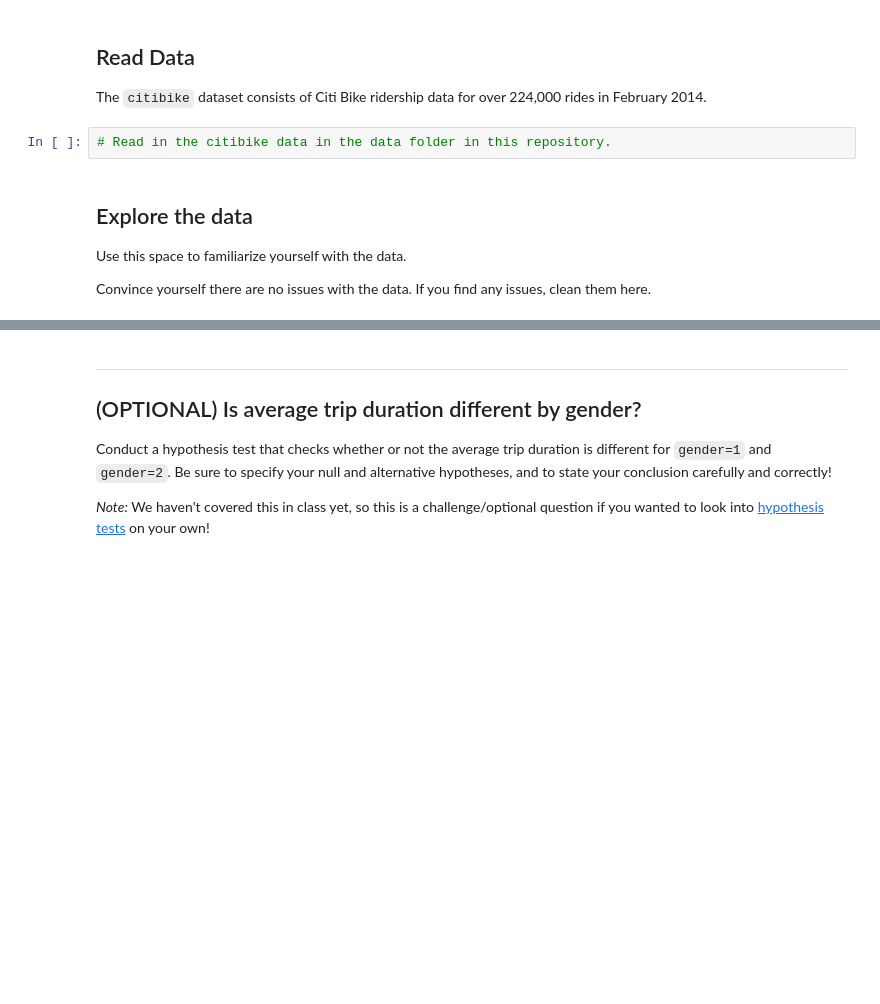
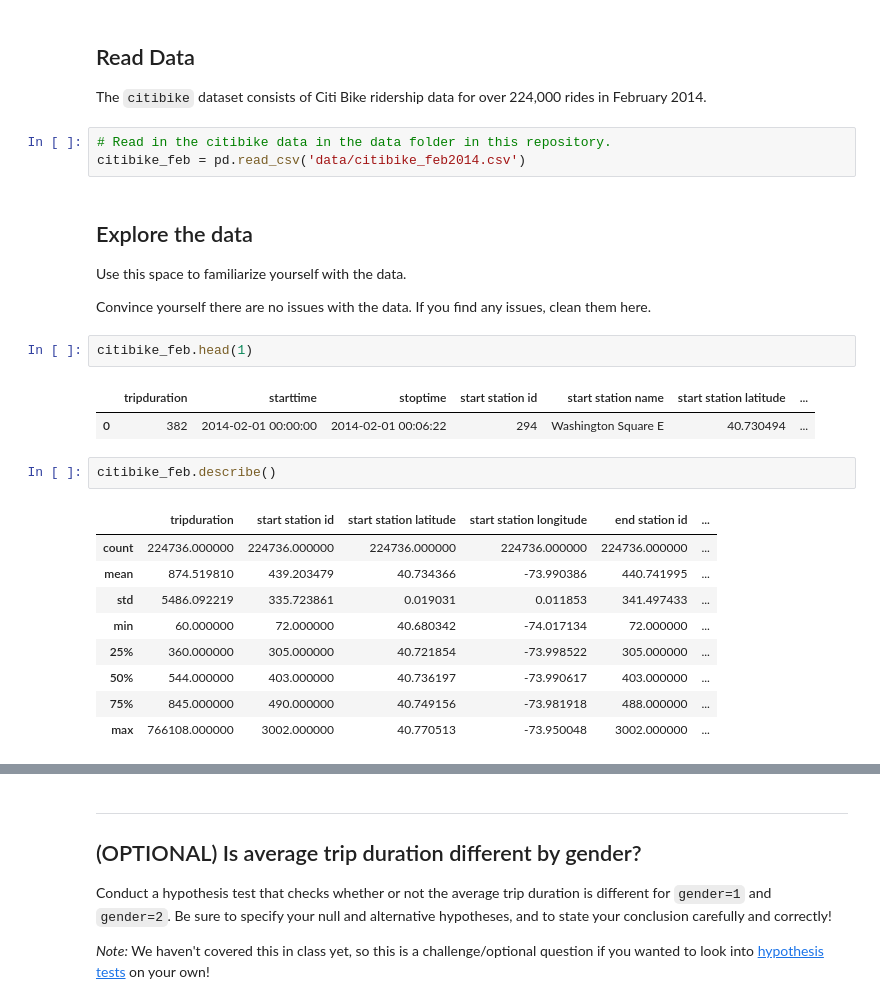
Before and after one commit to mduff12/mduff12, a Jupyter notebook: labs/3.02-lab-regression-and-model-validation-master/starter-code.ipynb, the cells around one changed output, grey strips where cells are left out. Drawn from its saved outputs; the diff is of its cells as text; blank space fills up the shorter version.

```diff
--- a/labs/3.02-lab-regression-and-model-validation-master/starter-code.ipynb
+++ b/labs/3.02-lab-regression-and-model-validation-master/starter-code.ipynb
@@ -21,8 +29,26 @@ The goal of this lab is to guide you through the modeling workflow to produce th
 The `citibike` dataset consists of Citi Bike ridership data for over 224,000 rides in February 2014.
 # %%
 # Read in the citibike data in the data folder in this repository.
+citibike_feb = pd.read_csv('data/citibike_feb2014.csv')
 # %% [markdown]
 ## Explore the data
 Use this space to familiarize yourself with the data.
 
 Convince yourself there are no issues with the data. If you find any issues, clean them here.
+# %%
+citibike_feb.head(1)
+# %% [output]
+|  | tripduration | starttime | stoptime | start station id | start station name | start station latitude | ... |
+| 0 | 382 | 2014-02-01 00:00:00 | 2014-02-01 00:06:22 | 294 | Washington Square E | 40.730494 | ... |
+# %%
+citibike_feb.describe()
+# %% [output]
+|  | tripduration | start station id | start station latitude | start station longitude | end station id | ... |
+| count | 224736.000000 | 224736.000000 | 224736.000000 | 224736.000000 | 224736.000000 | ... |
+| mean | 874.519810 | 439.203479 | 40.734366 | -73.990386 | 440.741995 | ... |
+| std | 5486.092219 | 335.723861 | 0.019031 | 0.011853 | 341.497433 | ... |
+| min | 60.000000 | 72.000000 | 40.680342 | -74.017134 | 72.000000 | ... |
+| 25% | 360.000000 | 305.000000 | 40.721854 | -73.998522 | 305.000000 | ... |
+| 50% | 544.000000 | 403.000000 | 40.736197 | -73.990617 | 403.000000 | ... |
+| 75% | 845.000000 | 490.000000 | 40.749156 | -73.981918 | 488.000000 | ... |
+| max | 766108.000000 | 3002.000000 | 40.770513 | -73.950048 | 3002.000000 | ... |
```
Also changed, not shown: parts of 36 cells of this notebook.
